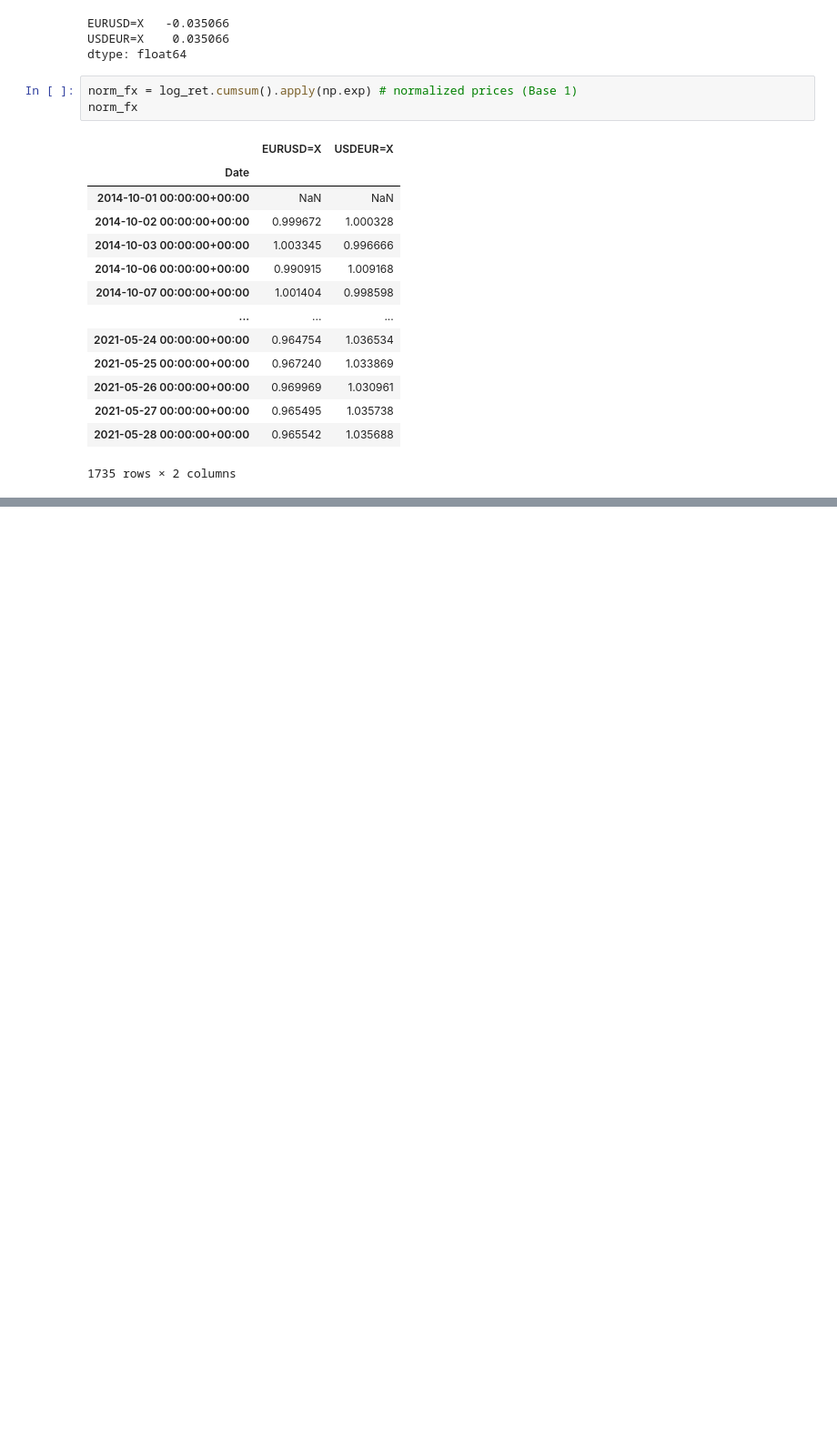
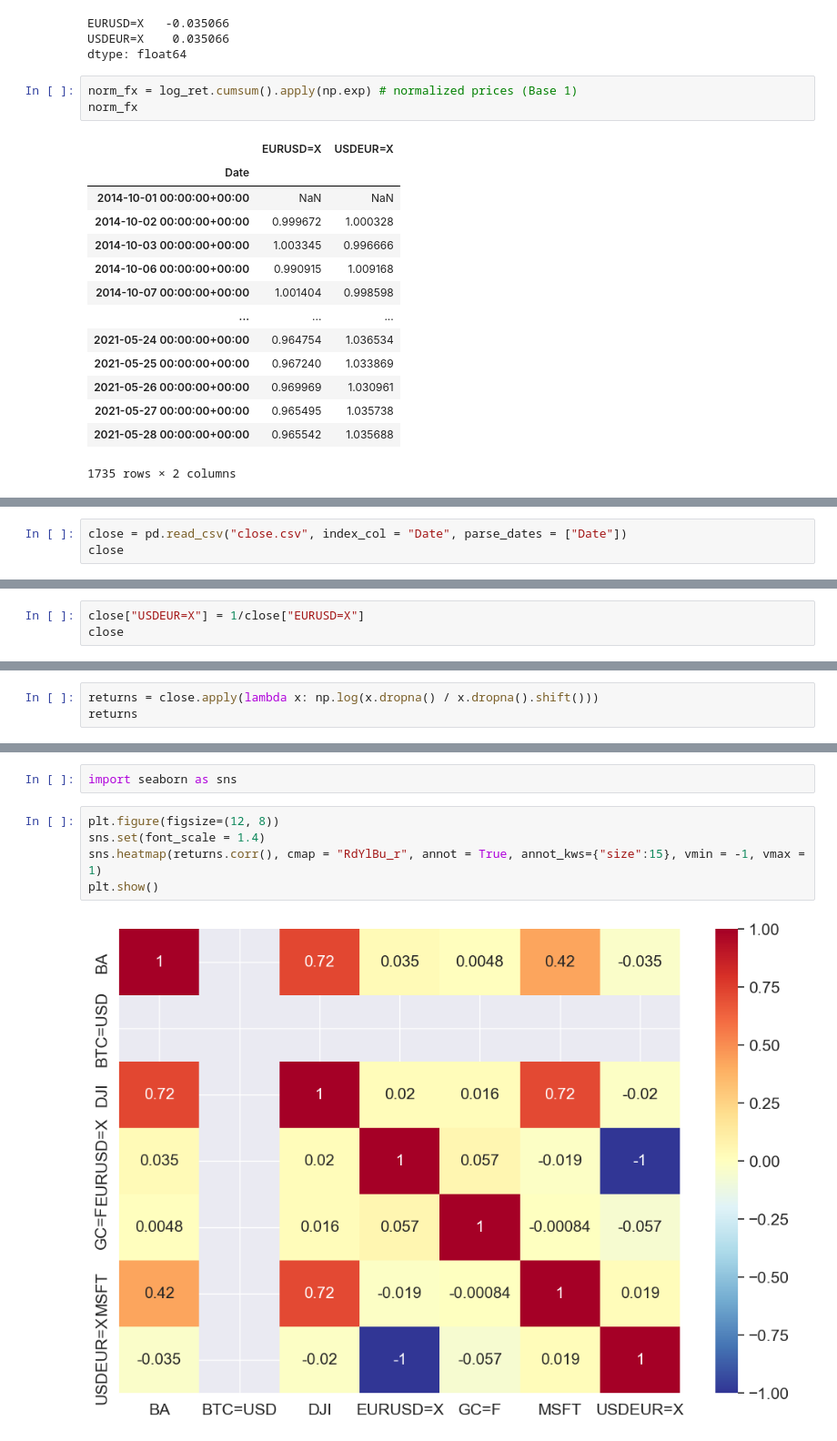
Before and after one commit to apasvenskas/Python-practice-with-financial-data, a Jupyter notebook: Shorts.ipynb, the cells around one changed output, grey strips where cells are left out. Shown at 91% size. Saved outputs shown, nothing was run; the diff lists cells and outputs as text; blank space fills up the shorter version.

Commit message:
short's returns completed

```diff
--- a/Shorts.ipynb
+++ b/Shorts.ipynb
@@ -168,0 +199,3 @@ norm_fx
+# %%
+close = pd.read_csv("close.csv", index_col = "Date", parse_dates = ["Date"])
+close
@@ -168,0 +217,3 @@ norm_fx
+# %%
+close["USDEUR=X"] = 1/close["EURUSD=X"]
+close
@@ -168,0 +235,3 @@ norm_fx
+# %%
+returns = close.apply(lambda x: np.log(x.dropna() / x.dropna().shift()))
+returns
@@ -168,0 +275,9 @@ norm_fx
+# %%
+import seaborn as sns
+# %%
+plt.figure(figsize=(12, 8))
+sns.set(font_scale = 1.4)
+sns.heatmap(returns.corr(), cmap = "RdYlBu_r", annot = True, annot_kws={"size":15}, vmin = -1, vmax = 1)
+plt.show()
+# %% [output]
+[figure, added]
```
Also changed, not shown: parts of 10 cells of this notebook.
